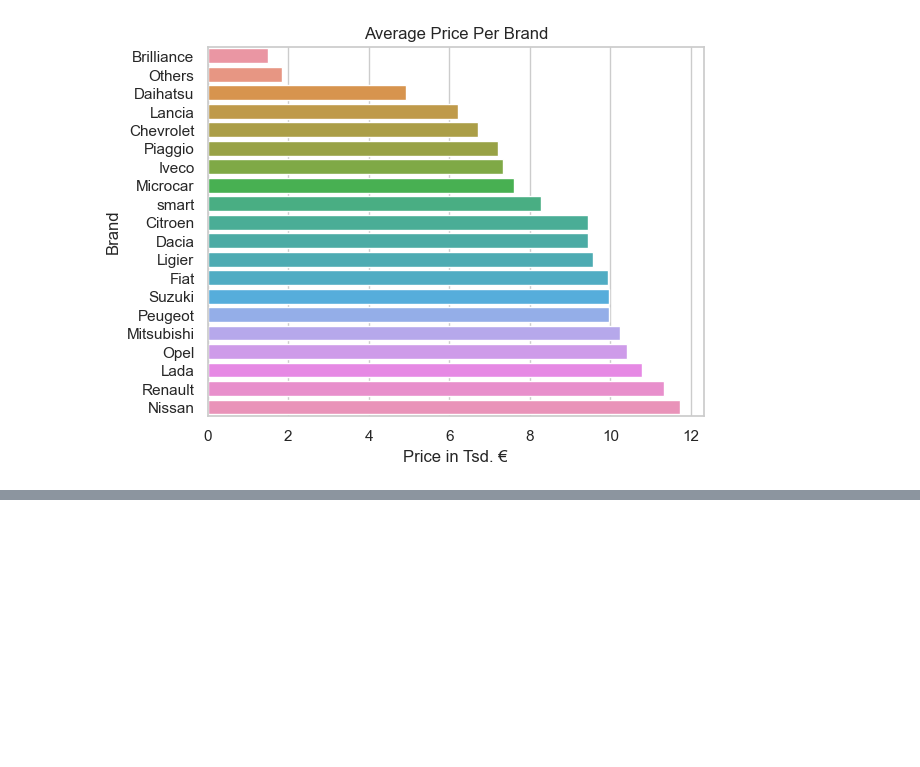
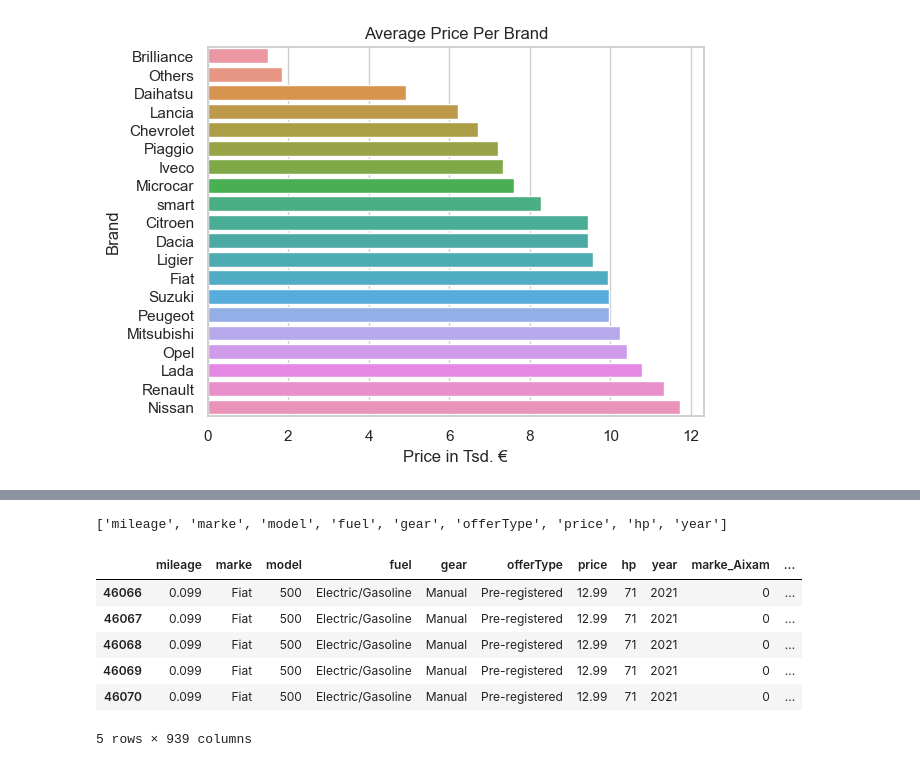
Before and after one commit to Julian-Sakmann/Autoscout24_project, a Jupyter notebook: autoscout24_data_exploration.ipynb, the cells around one changed output, grey strips where cells are left out. Drawn from its saved outputs; the diff is of its cells as text; code cells hidden in the pictures; blank space fills up the shorter version.

```diff
--- a/autoscout24_data_exploration.ipynb
+++ b/autoscout24_data_exploration.ipynb
@@ -220,0 +243,4 @@ plt.show()
+# %%
+print(df.columns.tolist())
+# %% [output]
+['mileage', 'marke', 'model', 'fuel', 'gear', 'offerType', 'price', 'hp', 'year']
@@ -220,0 +296,10 @@ plt.show()
+# %%
+df_cleaned.tail()
+# %% [output]
+|  | mileage | marke | model | fuel | gear | offerType | price | hp | year | marke_Aixam | ... |
+| 46066 | 0.099 | Fiat | 500 | Electric/Gasoline | Manual | Pre-registered | 12.99 | 71 | 2021 | 0 | ... |
+| 46067 | 0.099 | Fiat | 500 | Electric/Gasoline | Manual | Pre-registered | 12.99 | 71 | 2021 | 0 | ... |
+| 46068 | 0.099 | Fiat | 500 | Electric/Gasoline | Manual | Pre-registered | 12.99 | 71 | 2021 | 0 | ... |
+| 46069 | 0.099 | Fiat | 500 | Electric/Gasoline | Manual | Pre-registered | 12.99 | 71 | 2021 | 0 | ... |
+| 46070 | 0.099 | Fiat | 500 | Electric/Gasoline | Manual | Pre-registered | 12.99 | 71 | 2021 | 0 | ... |
+5 rows × 939 columns
```
Also changed, not shown: parts of 4 cells of this notebook, 10 other files.
